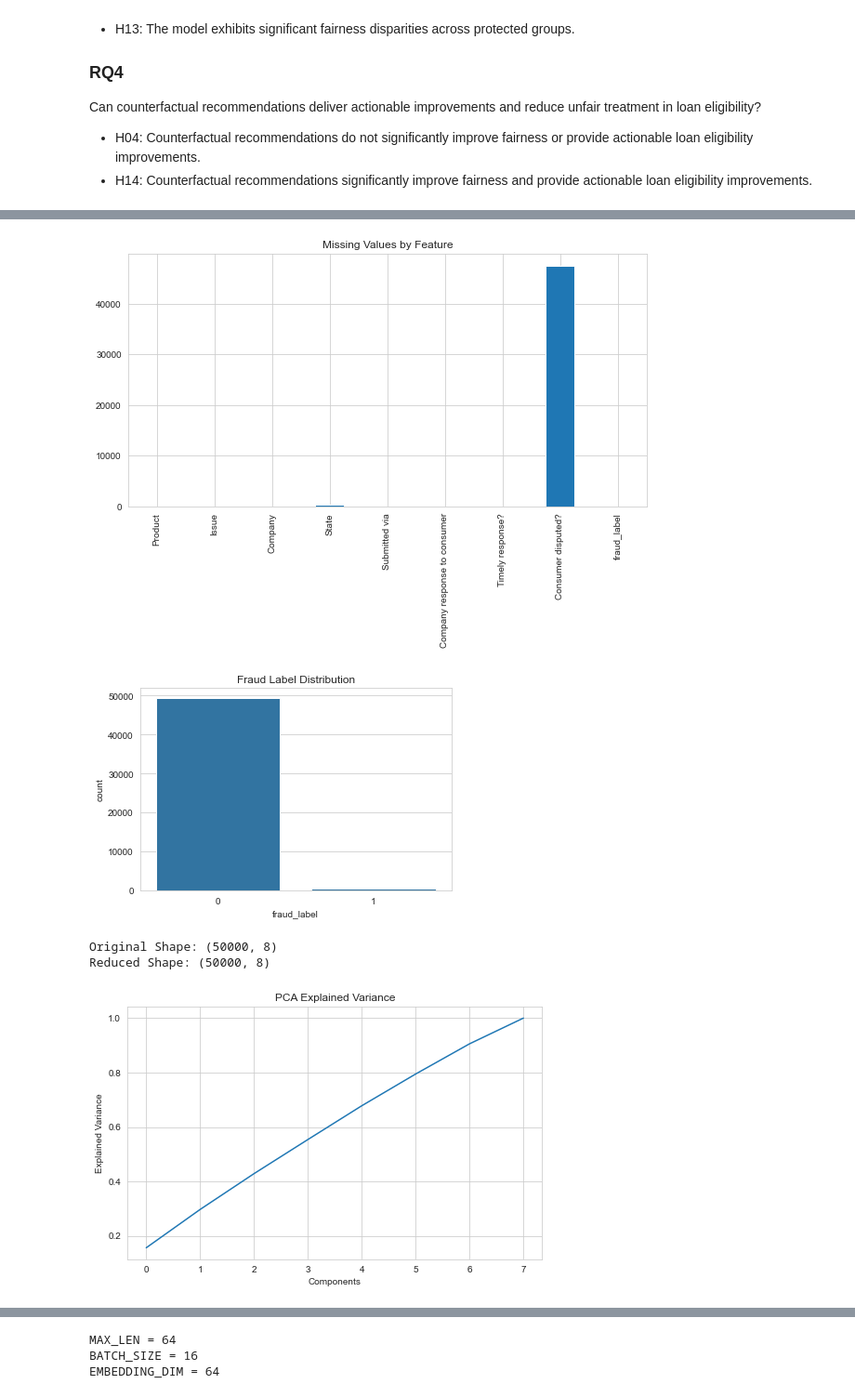
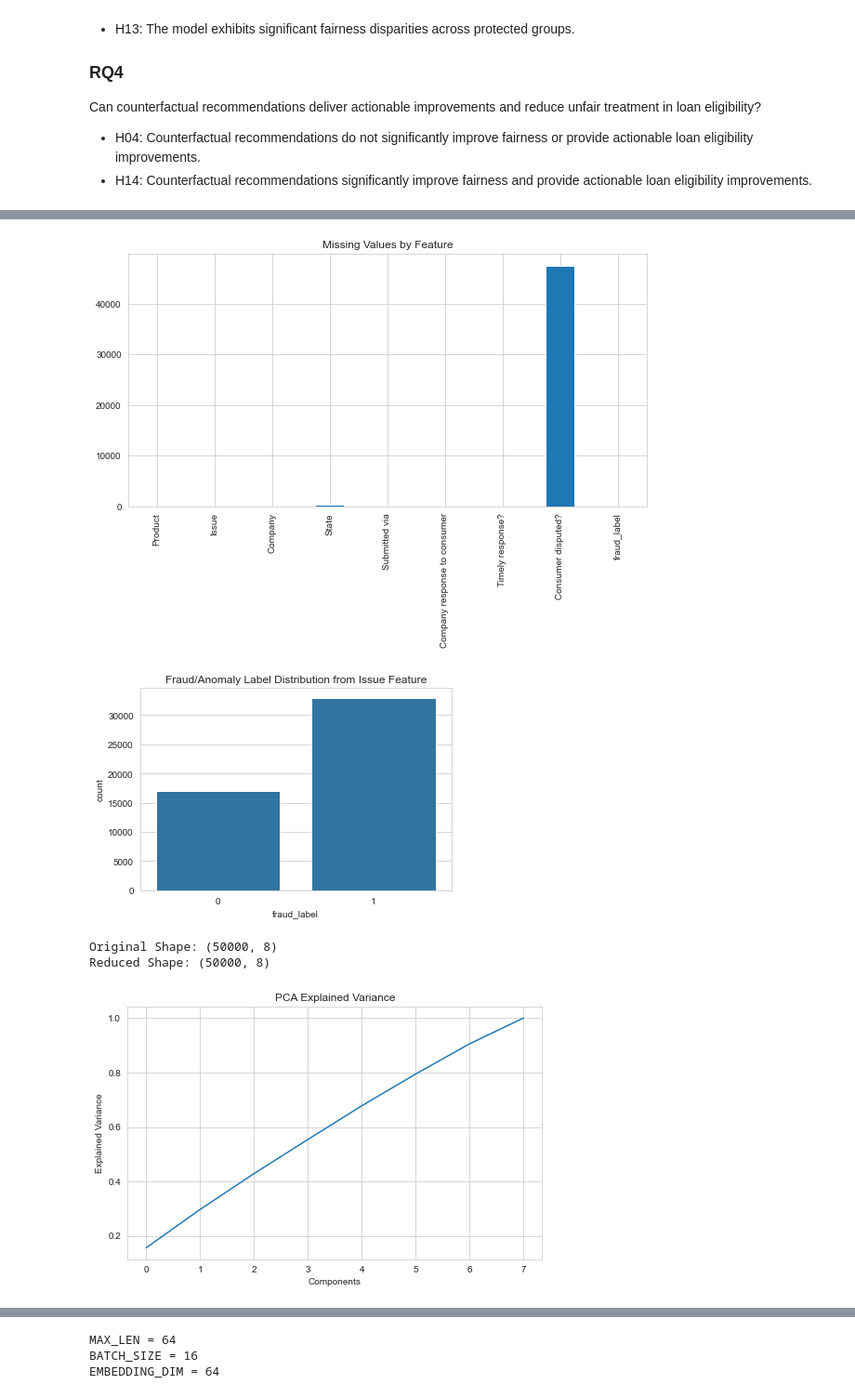
Before and after one commit to KiranKBobba/Fin_Risk_Analytics, a Jupyter notebook: AI_Driven_Financial_Risk_Analytics_25K_FIXED_executed.ipynb, the cells around one changed output, grey strips where cells are left out. Shown at 93% size. Saved outputs shown, nothing was run; the diff lists cells and outputs as text; code cells hidden in the pictures.

```diff
--- a/AI_Driven_Financial_Risk_Analytics_25K_FIXED_executed.ipynb
+++ b/AI_Driven_Financial_Risk_Analytics_25K_FIXED_executed.ipynb
@@ -1500,7 +1658,21 @@ Can counterfactual recommendations deliver actionable improvements and reduce un
 - H04: Counterfactual recommendations do not significantly improve fairness or provide actionable loan eligibility improvements.
 - H14: Counterfactual recommendations significantly improve fairness and provide actionable loan eligibility improvements.
 # %%
-# STEP 22 — Fraud Risk Analysis Using CFPB Public Dataset
+# STEP 22 ? Fraud Risk Analysis Using CFPB Public Dataset
+
+# Preserve credit-risk variables before the fraud section reuses common names.
+if 'credit_analysis_context' not in globals() and 'personal_status_sex' in df.columns:
+    credit_analysis_context = {
+        'df': df.copy(),
+        'test_idx': X_test.index.copy() if hasattr(X_test, 'index') else np.arange(len(y_test)),
+        'y_test': y_test.copy() if hasattr(y_test, 'copy') else np.array(y_test),
+        'y_test_pred': np.array(y_test_pred),
+        'y_test_pred_proba': np.array(y_test_pred_proba),
+        'y_test_pred_proba_nopca': np.array(y_test_pred_proba_nopca),
+        'counterfactuals': list(counterfactuals),
+        'smote_applied': smote_applied if 'smote_applied' in globals() else False,
+        'protected_attribute': df.loc[X_test.index, 'personal_status_sex'].copy() if hasattr(X_test, 'index') else df['personal_status_sex'].copy()
+    }
 
 import pandas as pd
 import numpy as np
@@ -1518,7 +1690,6 @@ from sklearn.metrics import accuracy_score, precision_score, recall_score, f1_sc
 # Public CFPB dataset sample
 url = "https://files.consumerfinance.gov/ccdb/complaints.csv.zip"
 
-# Read smaller sample for memory safety
 cols = [
     'Product',
     'Issue',
@@ -1531,29 +1702,34 @@ cols = [
 ]
 
 print("Loading CFPB complaint dataset...")
-df = pd.read_csv(url, compression='zip', usecols=cols, nrows=50000)
+fraud_raw_df = pd.read_csv(url, compression='zip', usecols=cols, nrows=50000)
+df = fraud_raw_df.copy()
 
 print(df.head())
 print(df.shape)
 
-# Create synthetic fraud label
-fraud_keywords = ['fraud', 'scam', 'unauthorized', 'identity theft']
+# The Issue field is the primary public text signal for fraud/anomaly labeling.
+fraud_keywords = [
+    'fraud', 'scam', 'unauthorized', 'identity theft', 'theft', 'stolen',
+    'forged', 'not mine', 'account opening', 'opened an account',
+    'incorrect information', 'improper use', 'dispute', 'collection'
+]
 
-def create_fraud_label(issue):
-    issue = str(issue).lower()
-    return 1 if any(k in issue for k in fraud_keywords) else 0
+issue_text = df['Issue'].astype(str).str.lower()
+pattern = '|'.join(pd.Series(fraud_keywords).str.replace(r'([\\.^$*+?{}\[\]|()])', r'\\\1', regex=True))
+df['fraud_label'] = issue_text.str.contains(pattern, na=False).astype(int)
 
+print("Fraud/anomaly labels created from Issue text:")
+print(df['fraud_label'].value_counts())
+print(df['fraud_label'].value_counts(normalize=True).rename('percent'))
+print("\nIssue examples flagged as fraud/anomaly:")
+print(df.loc[df['fraud_label'].eq(1), 'Issue'].value_counts().head(15))
 
-df['fraud_label'] = df['Issue'].apply(create_fraud_label)
-
-print(df['fraud_label'].value_counts())
-
-# STEP 23 — EDA
+# STEP 23 ? EDA
 
 print(df.info())
 print(df.describe(include='all'))
 
-# Missing value analysis
 missing = df.isnull().sum()
 print(missing)
 
@@ -1562,36 +1738,35 @@ missing.plot(kind='bar')
 plt.title('Missing Values by Feature')
 plt.show()
 
-# Fraud distribution
 plt.figure(figsize=(6,4))
 sns.countplot(x='fraud_label', data=df)
-plt.title('Fraud Label Distribution')
+plt.title('Fraud/Anomaly Label Distribution from Issue Feature')
 plt.show()
 
-# STEP 24 — Null Handling
-
-cat_cols = df.select_dtypes(include='object').columns
+# STEP 24 ? Null Handling on a modeling copy so raw Issue text remains available.
+model_df = df.copy()
+cat_cols = model_df.select_dtypes(include='object').columns
 
 imputer = SimpleImputer(strategy='most_frequent')
-df[cat_cols] = imputer.fit_transform(df[cat_cols])
+model_df[cat_cols] = imputer.fit_transform(model_df[cat_cols])
 
-# STEP 25 — Encoding
+# STEP 25 ? Encoding
 
 encoders = {}
 for col in cat_cols:
     le = LabelEncoder()
-    df[col] = le.fit_transform(df[col].astype(str))
+    model_df[col] = le.fit_transform(model_df[col].astype(str))
     encoders[col] = le
 
-# STEP 26 — Feature Scaling
+# STEP 26 ? Feature Scaling
 
-X = df.drop('fraud_label', axis=1)
-y = df['fraud_label']
+X = model_df.drop('fraud_label', axis=1)
+y = model_df['fraud_label']
 
 scaler = StandardScaler()
 X_scaled = scaler.fit_transform(X)
 
-# STEP 27 — PCA
+# STEP 27 ? PCA
 
 pca = PCA(n_components=0.95)
 X_pca = pca.fit_transform(X_scaled)
@@ -1606,26 +1781,26 @@ plt.ylabel('Explained Variance')
 plt.title('PCA Explained Variance')
 plt.show()
 
-# STEP 28 — Train Test Split
+# STEP 28 ? Train Test Split
 
 X_train, X_test, y_train, y_test = train_test_split(
     X_pca, y, test_size=0.2, random_state=42, stratify=y
 )
 
-# STEP 29 — Baseline Models
+# STEP 29 ? Baseline Models
 
-lr = LogisticRegression(max_iter=500)
+lr = LogisticRegression(max_iter=500, class_weight='balanced')
 lr.fit(X_train, y_train)
 
-rf = RandomForestClassifier(n_estimators=100, random_state=42)
+rf = RandomForestClassifier(n_estimators=100, random_state=42, class_weight='balanced')
 rf.fit(X_train, y_train)
 
 for model, name in [(lr, 'Logistic Regression'), (rf, 'Random Forest')]:
     preds = model.predict(X_test)
     print(f"\n{name}")
-    print(classification_report(y_test, preds))
+    print(classification_report(y_test, preds, zero_division=0))
 
-# STEP 30 — Autoencoder Fraud Detection
+# STEP 30 ? Autoencoder Fraud Detection
 
 import tensorflow as tf
 from tensorflow.keras import layers, models
@@ -1667,9 +1842,9 @@ threshold = np.percentile(reconstruction_error, 95)
 preds_ae = (reconstruction_error > threshold).astype(int)
 
 print('Autoencoder Results')
-print(classification_report(y_test, preds_ae))
+print(classification_report(y_test, preds_ae, zero_division=0))
 
-# STEP 31 — Transformer-Inspired Fraud Classifier
+# STEP 31 ? Transformer-Inspired Fraud Classifier
 
 X_train_tf = np.expand_dims(X_train, axis=1)
 X_test_tf = np.expand_dims(X_test, axis=1)
@@ -1700,9 +1875,9 @@ pred_probs = transformer_model.predict(X_test_tf)
 preds_tf = (pred_probs > 0.5).astype(int)
 
 print('Transformer Results')
-print(classification_report(y_test, preds_tf))
+print(classification_report(y_test, preds_tf, zero_division=0))
 
-# STEP 32 — Counterfactual Explainability
+# STEP 32 ? Counterfactual Explainability
 
 sample = X_test[0].copy()
 original_pred = transformer_model.predict(np.expand_dims(np.expand_dims(sample, axis=0), axis=1))[0][0]
@@ -1714,10 +1889,9 @@ cf_pred = transformer_model.predict(np.expand_dims(np.expand_dims(counterfactual
 
 print('Original Prediction:', original_pred)
 print('Counterfactual Prediction:', cf_pred)
-
 print('Interpretation: Changing key financial behavior variables changes fraud prediction probability.')
 
-# STEP 33 — Hypothesis Evaluation
+# STEP 33 ? Hypothesis Evaluation
 
 print('RQ1 Evaluation')
 print('Compare DL models vs traditional ML metrics.')
@@ -1743,7 +1917,7 @@ Consumer disputed?              47499
 fraud_label                         0
 dtype: int64
 [figure]
-[figure, old version]
+[figure, new version]
 Original Shape: (50000, 8)
 Reduced Shape: (50000, 8)
 [figure]
```
Also changed, not shown: parts of 19 cells of this notebook.
